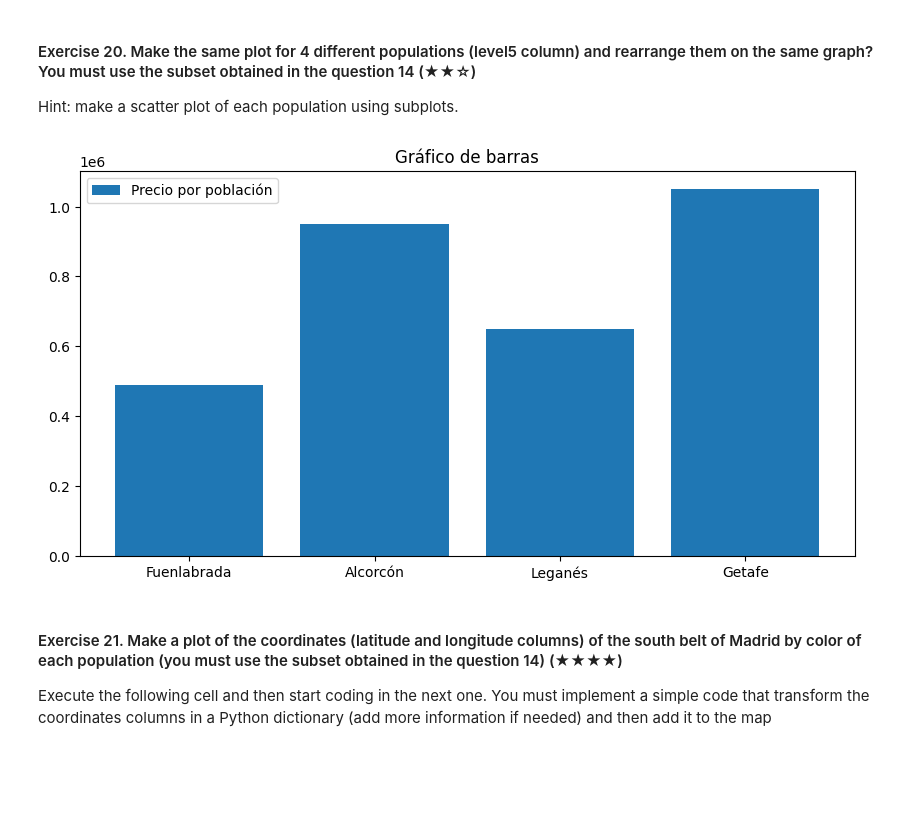
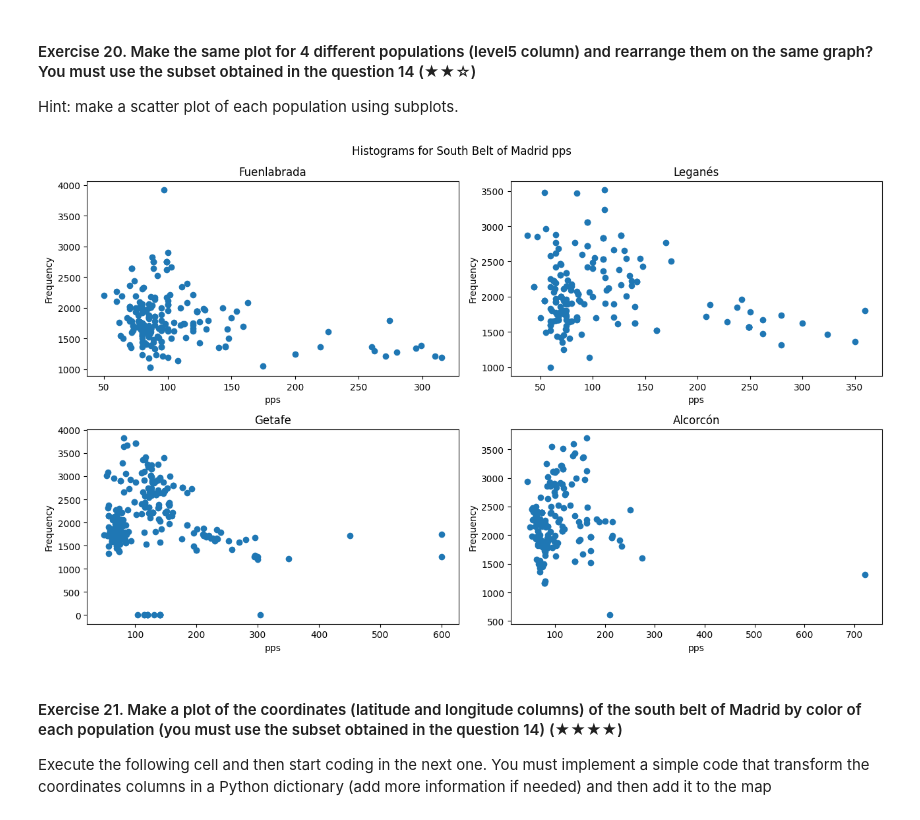
Before and after one commit to orj93/realestate-datacleanup-exercise, a Jupyter notebook: project.ipynb, the cells around one changed output. Drawn from its saved outputs; the diff is of its cells as text; code cells hidden in the pictures; blank space fills up the shorter version.

```diff
--- a/project.ipynb
+++ b/project.ipynb
@@ -14,7 +14,7 @@ Let's start with precisely that question... Good luck!
 import pandas as pd
 
 # this CSV file contains semicolons instead of comas as separator
-df = pd.read_csv('assets/real_estate.csv', sep=';')
+df = pd.read_csv('real_estate.csv', sep=';')
 df
 # %% [output]
 |  | Unnamed: 0 | id_realEstates | isNew | realEstate_name | phone_realEstate | url_inmueble | rooms | ... |
@@ -452,18 +452,37 @@ Se puede obervar que el precio medio en Alcorcón es más alto que en getafe
 #### Exercise 20. Make the same plot for 4 different populations (level5 column) and rearrange them on the same graph? You must use the subset obtained in the question 14 (★★☆)
 Hint: make a scatter plot of each population using subplots.
 # %%
-x = df_south_belt["level5"]
-y = df_south_belt["price"]
+# List of values to subset
+populations = ["Fuenlabrada", "Leganés", "Getafe", "Alcorcón"]
 
-plt.figure(figsize = (10, 5))
+# Create a boolean mask for filtering
+mask = df['level5'].isin(populations)
 
-plt.bar(x, y, label = "Precio por población")
+# Apply the mask to the DataFrame to create the subset
+subset_df = df[mask].copy()
 
-plt.title("Gráfico de barras")
-plt.legend()
+# Create a 2x2 grid of subplots
+fig, axs = plt.subplots(2, 2, figsize=(13, 8))
+axs = axs.flatten()
+
+# Loop through each population and create histograms in the subplots
+for i, population in enumerate(populations):
+    subset_population = subset_df[subset_df['level5'] == population]
+    axs[i].scatter(subset_population['surface'],subset_population['pps'])
+    axs[i].set_title(population)
+    axs[i].set_xlabel('pps')
+    axs[i].set_ylabel('Frequency')
+
+# Add overall title
+fig.suptitle('Histograms for South Belt of Madrid pps ')
+
+# Adjust spacing between subplots
+plt.tight_layout()
+
+# Show the plot
 plt.show()
 # %% [output]
-[figure, old version]
+[figure, new version]
 # %% [markdown]
 #### Exercise 21. Make a plot of the coordinates (latitude and longitude columns) of the south belt of Madrid by color of each population (you must use the subset obtained in the question 14) (★★★★)
 
```
